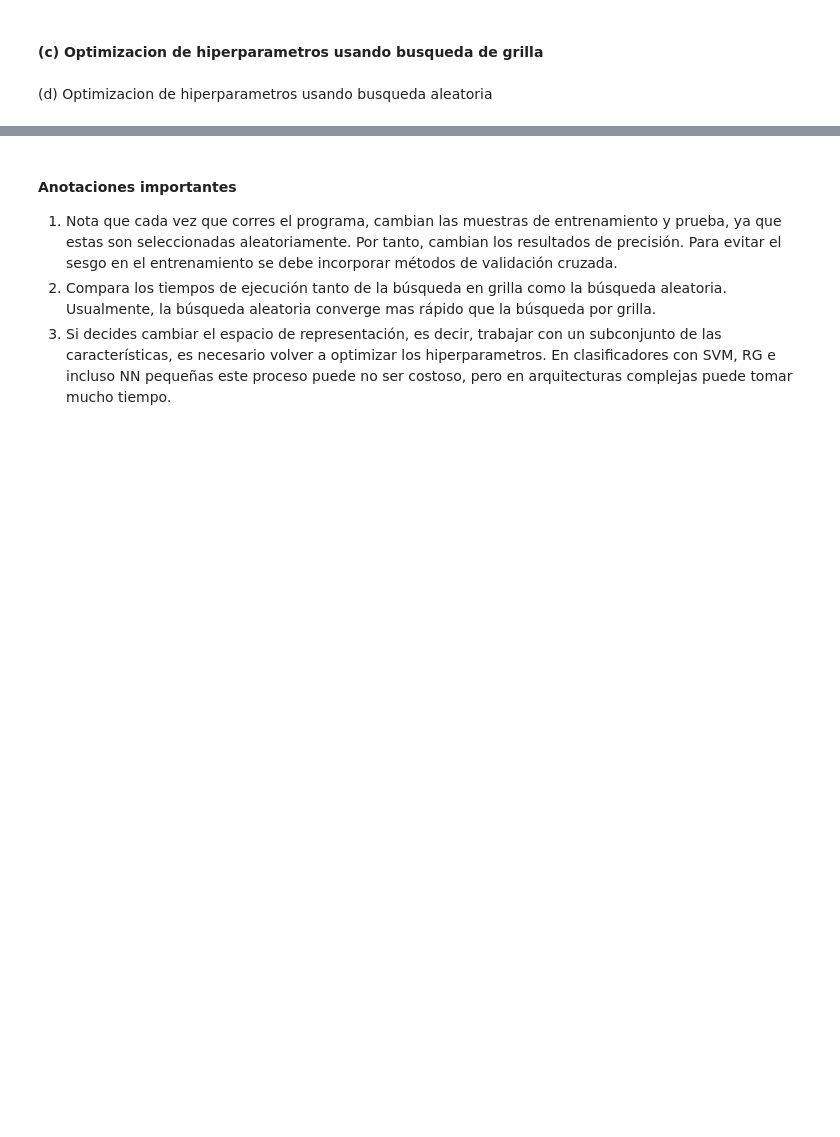
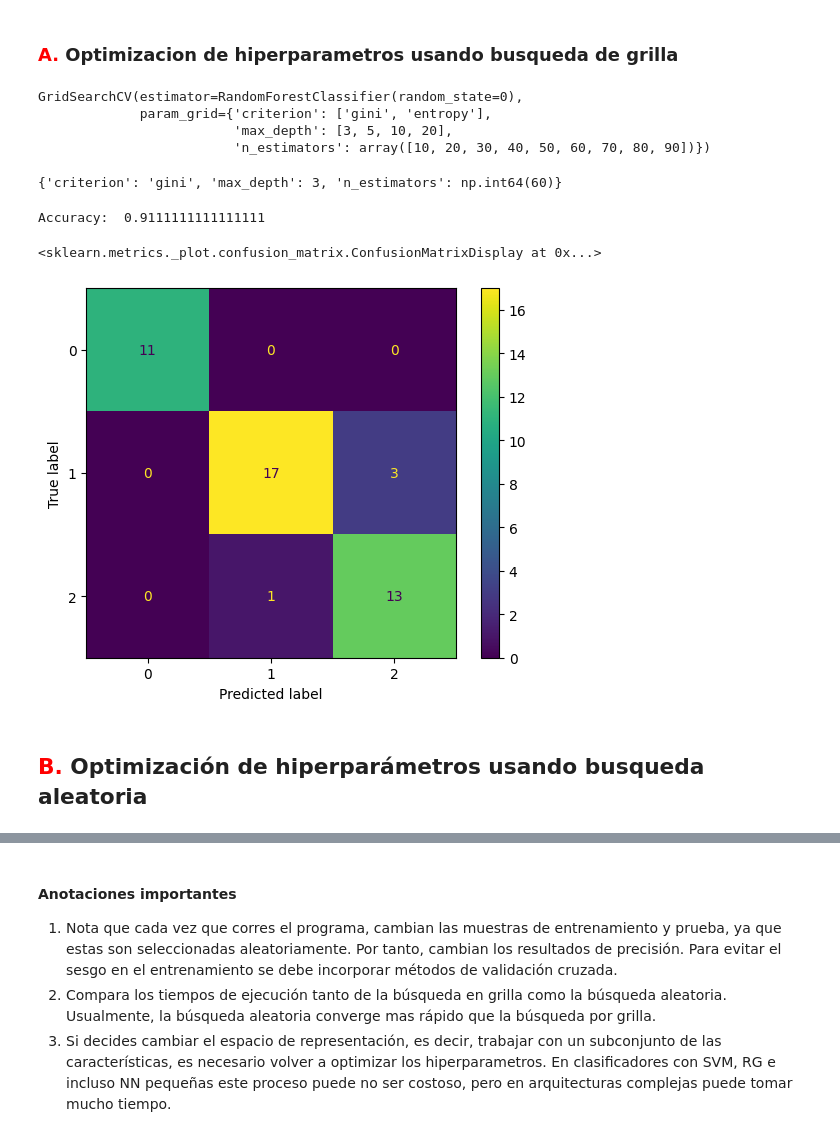
Before and after one commit to scuartasr/hiperpar, a Jupyter notebook: 3_IntroOptenMLParte2_Clase3_2024_2S.ipynb, the cells around one changed output, grey strips where cells are left out. Cells and saved outputs as stored; diff of their text form; code cells hidden in the pictures; blank space fills up the shorter version.

```diff
--- a/3_IntroOptenMLParte2_Clase3_2024_2S.ipynb
+++ b/3_IntroOptenMLParte2_Clase3_2024_2S.ipynb
@@ -47,27 +49,56 @@ y = data['species'] #Etiquetas
 X_train, X_test, y_train, y_test = train_test_split(X,y,test_size=0.3)
 # %% [markdown]
-
-#### (c) Optimizacion de hiperparametros usando busqueda de grilla
+### <span style = 'color: red'>A.</span> Optimizacion de hiperparametros usando busqueda de grilla
 # %%
 #Vamos a seleccionar los hiperparametros de nuestro Random Forest empleando la busqueda
 #de grilla. La libreria sklearn incluye este metodo
-
+import numpy as np
+from sklearn.model_selection import GridSearchCV
 
 #Creamos la grilla con los parametros a seleccionar
-
+param_grid = {
+    'n_estimators': np.arange(10, 100, 10,),
+    'criterion': ['gini', 'entropy',],
+    'max_depth': [3, 5, 10, 20],
+}
 
 #Defimos el clasificador base
-
+base_estimator = RandomForestClassifier(random_state=0,)
 #Realizamos la busqueda de los hiperparametros
-
+RF_gridSearch = GridSearchCV(
+    base_estimator,
+    param_grid,
+)
 #Nota: no se olviden de invocar el metodo para entrenar .fit
+RF_gridSearch.fit(X_train, y_train)
+# %% [output]
+GridSearchCV(estimator=RandomForestClassifier(random_state=0),
+             param_grid={'criterion': ['gini', 'entropy'],
+                         'max_depth': [3, 5, 10, 20],
+                         'n_estimators': array([10, 20, 30, 40, 50, 60, 70, 80, 90])})
 # %%
 #Podemos ver que parametros fueron los seleccionados
+RF_gridSearch.best_params_
+# %% [output]
+{'criterion': 'gini', 'max_depth': 3, 'n_estimators': np.int64(60)}
 # %%
 #Usamos el clasificador y analizamos su precision
+y_pred = RF_gridSearch.best_estimator_.predict(X_test)
+print('Accuracy: ', metrics.accuracy_score(y_test, y_pred))
+# %% [output]
+Accuracy:  0.9111111111111111
 # %%
 #Otra alternativa para analizar el desempeño es la matriz de confusion
 #tambien podemos calcularla desde la libreria sklearn
+cm = confusion_matrix(y_test, y_pred)
+disp = ConfusionMatrixDisplay(
+    confusion_matrix=cm,
+    display_labels=RF_gridSearch.best_estimator_.classes_,
+)
+disp.plot()
+# %% [output]
+<sklearn.metrics._plot.confusion_matrix.ConfusionMatrixDisplay at 0x...>
+[figure, added]
 # %% [markdown]
-(d) Optimizacion de hiperparametros usando busqueda aleatoria
+## <span style = 'color:red'>B.</span> Optimización de hiperparámetros usando busqueda aleatoria
 # %%
```
Also changed, not shown: parts of 6 cells of this notebook, 2 other files.
